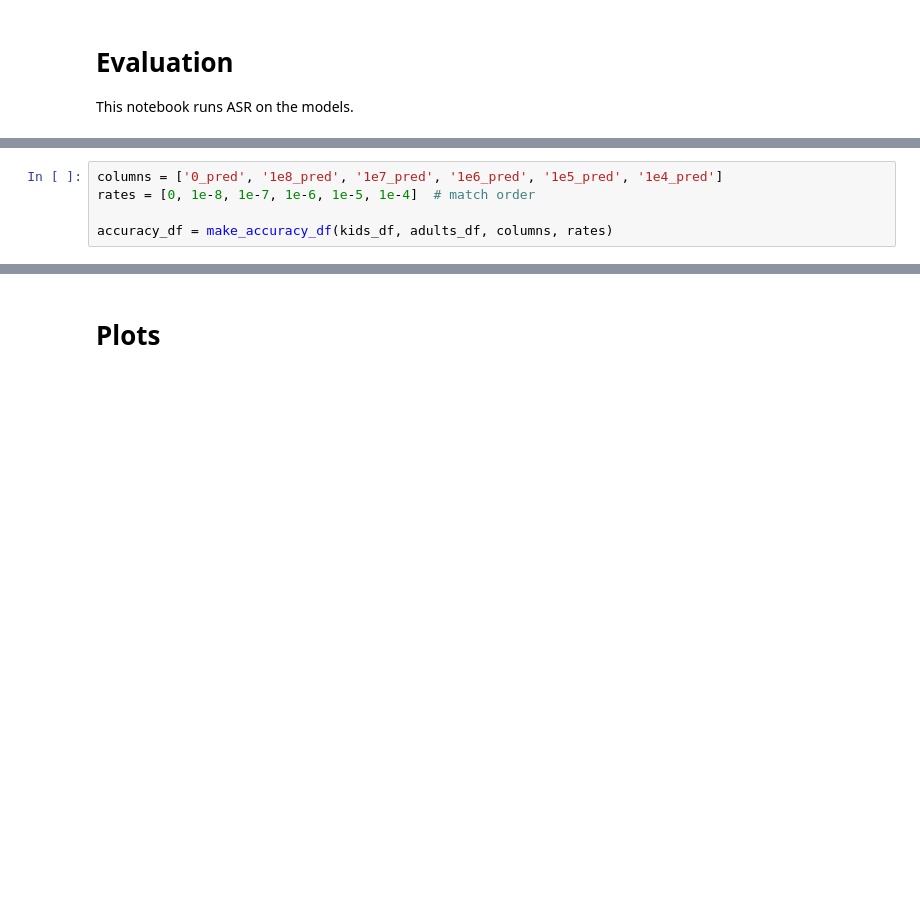
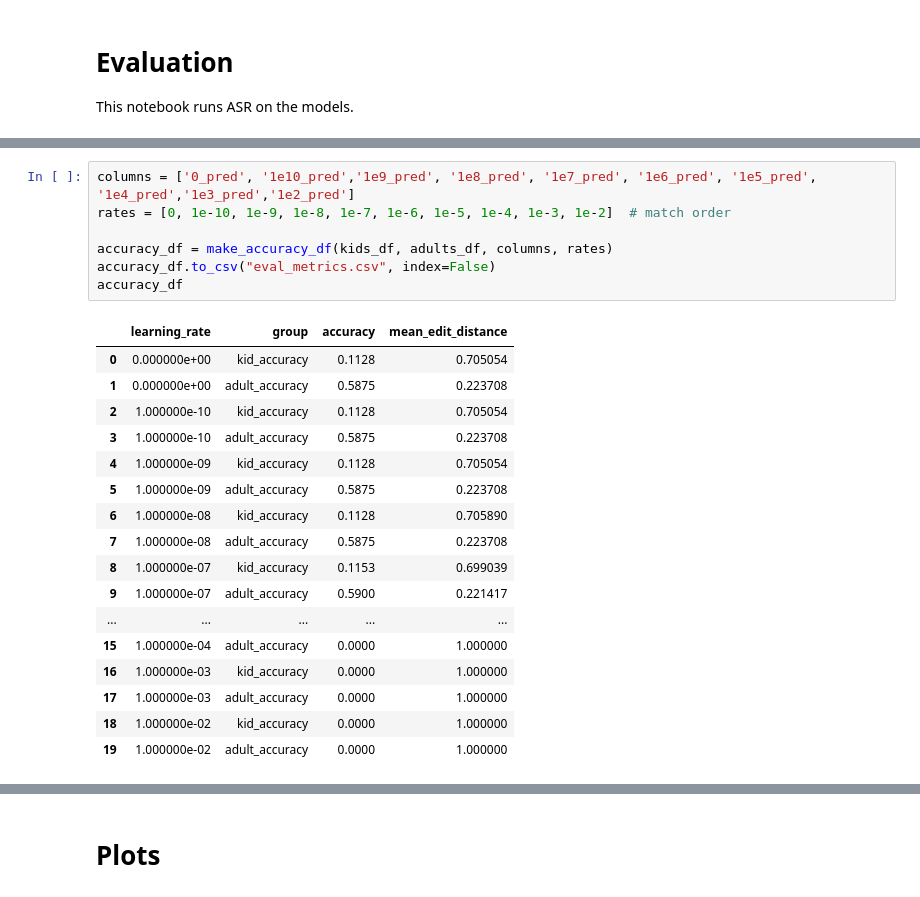
Before and after one commit to rdestaci/ASR_ChildSpeechAdapation, a Jupyter notebook: evaluation.ipynb, the cells around one changed output, grey strips where cells are left out. Drawn from its saved outputs; the diff is of its cells as text; blank space fills up the shorter version.

```diff
--- a/evaluation.ipynb
+++ b/evaluation.ipynb
@@ -188,8 +194,28 @@ FileNotFoundError: [Errno 2] No such file or directory: '/home/cogsci-lasrlab/Do
 # %%
-columns = ['0_pred', '1e8_pred', '1e7_pred', '1e6_pred', '1e5_pred', '1e4_pred']
-rates = [0, 1e-8, 1e-7, 1e-6, 1e-5, 1e-4]  # match order
+columns = ['0_pred', '1e10_pred','1e9_pred', '1e8_pred', '1e7_pred', '1e6_pred', '1e5_pred', '1e4_pred','1e3_pred','1e2_pred']
+rates = [0, 1e-10, 1e-9, 1e-8, 1e-7, 1e-6, 1e-5, 1e-4, 1e-3, 1e-2]  # match order
 
 accuracy_df = make_accuracy_df(kids_df, adults_df, columns, rates)
+accuracy_df.to_csv("eval_metrics.csv", index=False)
+accuracy_df
+# %% [output]
+|  | learning_rate | group | accuracy | mean_edit_distance |
+| 0 | 0.000000e+00 | kid_accuracy | 0.1128 | 0.705054 |
+| 1 | 0.000000e+00 | adult_accuracy | 0.5875 | 0.223708 |
+| 2 | 1.000000e-10 | kid_accuracy | 0.1128 | 0.705054 |
+| 3 | 1.000000e-10 | adult_accuracy | 0.5875 | 0.223708 |
+| 4 | 1.000000e-09 | kid_accuracy | 0.1128 | 0.705054 |
+| 5 | 1.000000e-09 | adult_accuracy | 0.5875 | 0.223708 |
+| 6 | 1.000000e-08 | kid_accuracy | 0.1128 | 0.705890 |
+| 7 | 1.000000e-08 | adult_accuracy | 0.5875 | 0.223708 |
+| 8 | 1.000000e-07 | kid_accuracy | 0.1153 | 0.699039 |
+| 9 | 1.000000e-07 | adult_accuracy | 0.5900 | 0.221417 |
+| ... | ... | ... | ... | ... |
+| 15 | 1.000000e-04 | adult_accuracy | 0.0000 | 1.000000 |
+| 16 | 1.000000e-03 | kid_accuracy | 0.0000 | 1.000000 |
+| 17 | 1.000000e-03 | adult_accuracy | 0.0000 | 1.000000 |
+| 18 | 1.000000e-02 | kid_accuracy | 0.0000 | 1.000000 |
+| 19 | 1.000000e-02 | adult_accuracy | 0.0000 | 1.000000 |
 # %%
 # dir = "/home/cogsci-lasrlab/Documents/CSS_Capstone/researcher"
 
```
Also changed, not shown: parts of 12 cells of this notebook, 9 other files.
